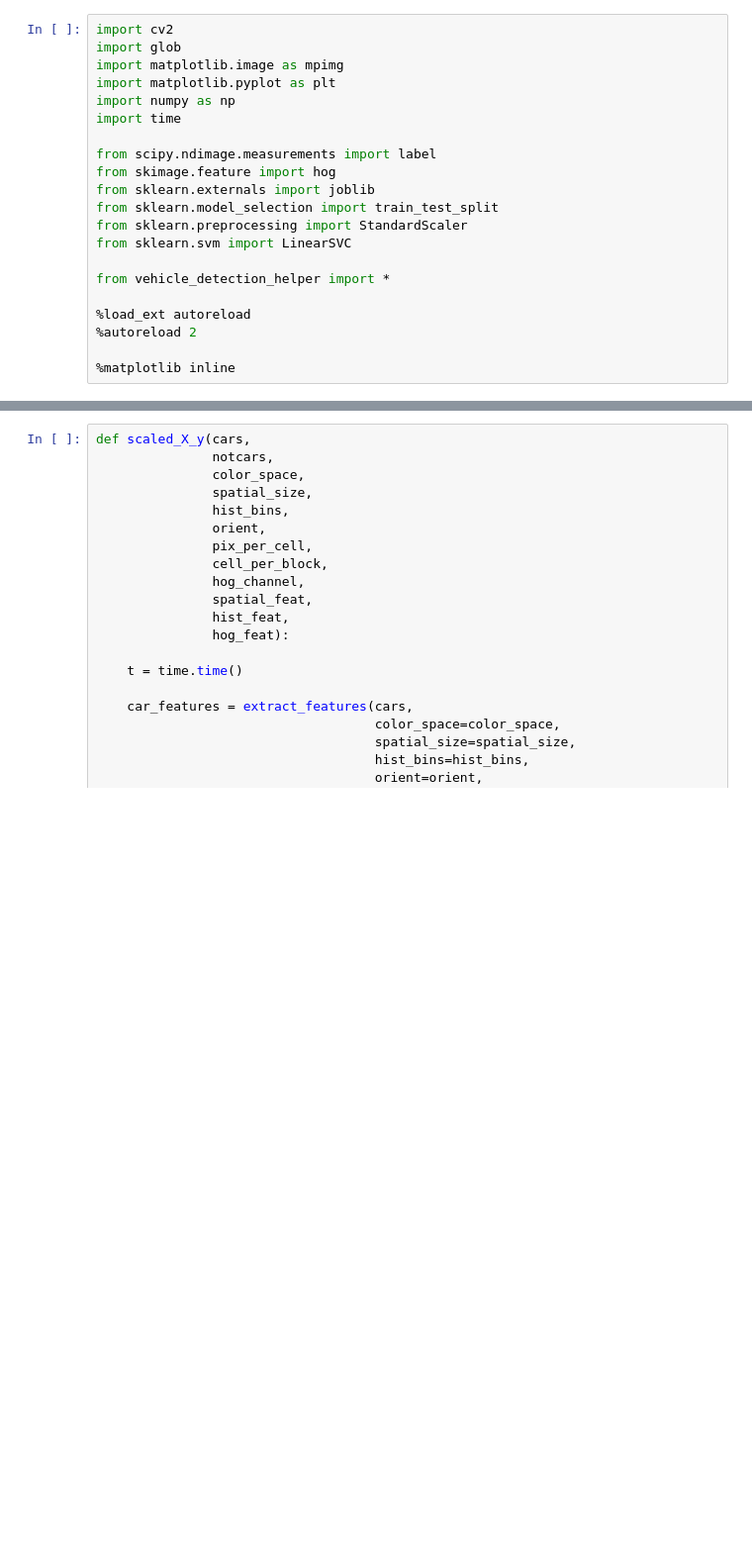
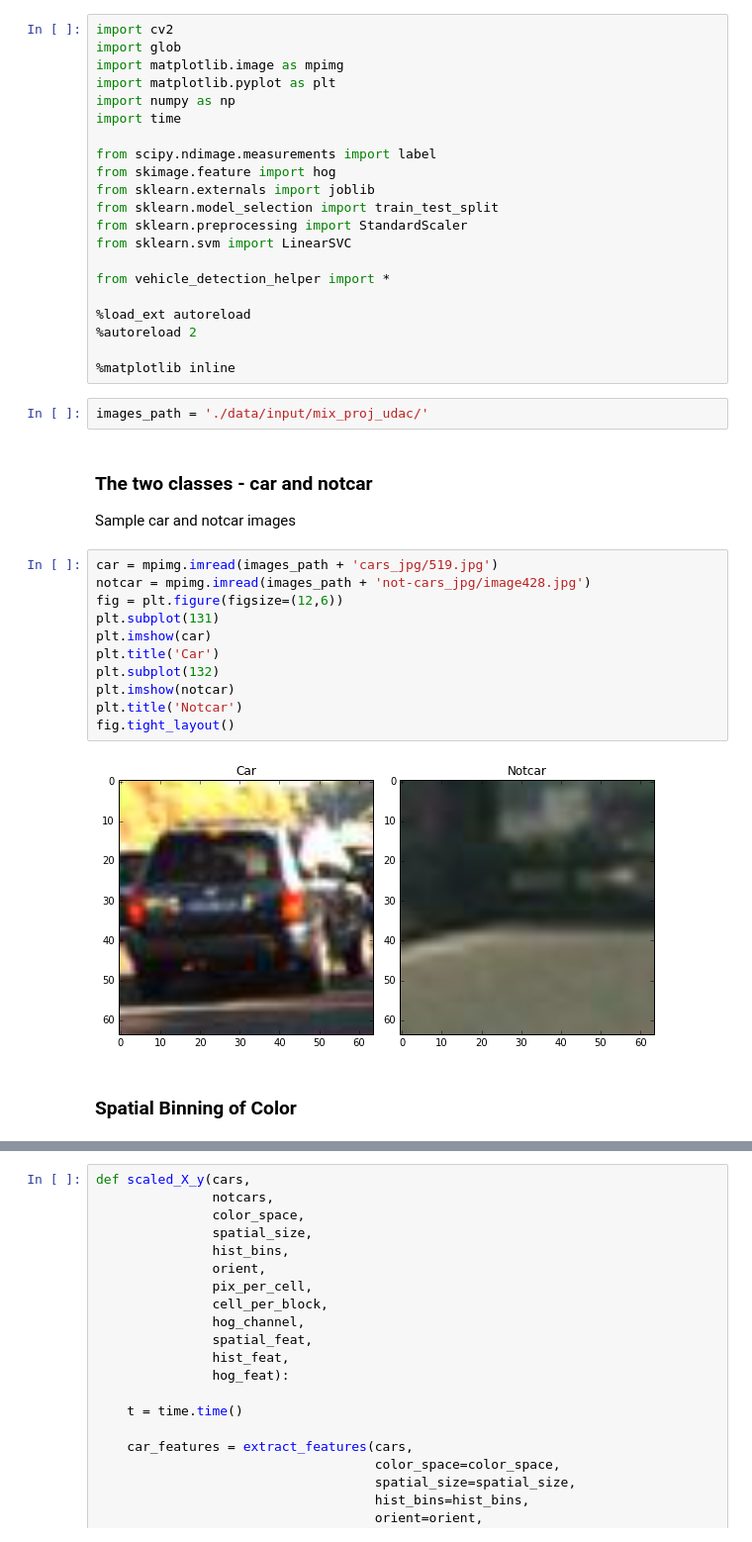
Before and after one commit to allen8r/sdc-vehicle-detection-tracking, a Jupyter notebook: detect-cars.ipynb, the cells around one changed output, grey strips where cells are left out. Shown at 99% size. Cells and saved outputs as stored; diff of their text form; blank space fills up the shorter version.

```diff
--- a/detect-cars.ipynb
+++ b/detect-cars.ipynb
@@ -19,3 +21,23 @@ from vehicle_detection_helper import *
 %autoreload 2
 
 %matplotlib inline
+# %%
+images_path = './data/input/mix_proj_udac/'
+# %% [markdown]
+### The two classes - car and notcar
+Sample car and notcar images
+# %%
+car = mpimg.imread(images_path + 'cars_jpg/519.jpg')
+notcar = mpimg.imread(images_path + 'not-cars_jpg/image428.jpg')
+fig = plt.figure(figsize=(12,6))
+plt.subplot(131)
+plt.imshow(car)
+plt.title('Car')
+plt.subplot(132)
+plt.imshow(notcar)
+plt.title('Notcar')
+fig.tight_layout()
+# %% [output]
+[figure, added]
+# %% [markdown]
+### Spatial Binning of Color
```
Also changed, not shown: parts of 25 cells of this notebook, 7 other files.
